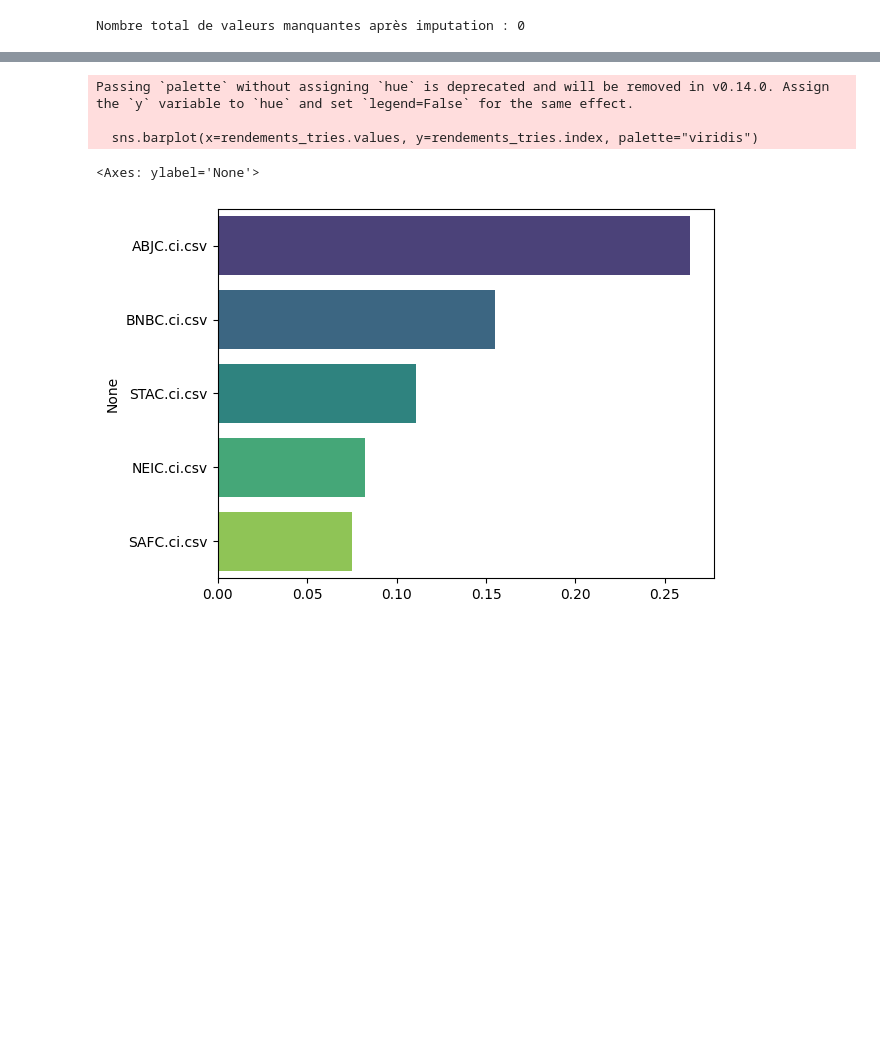
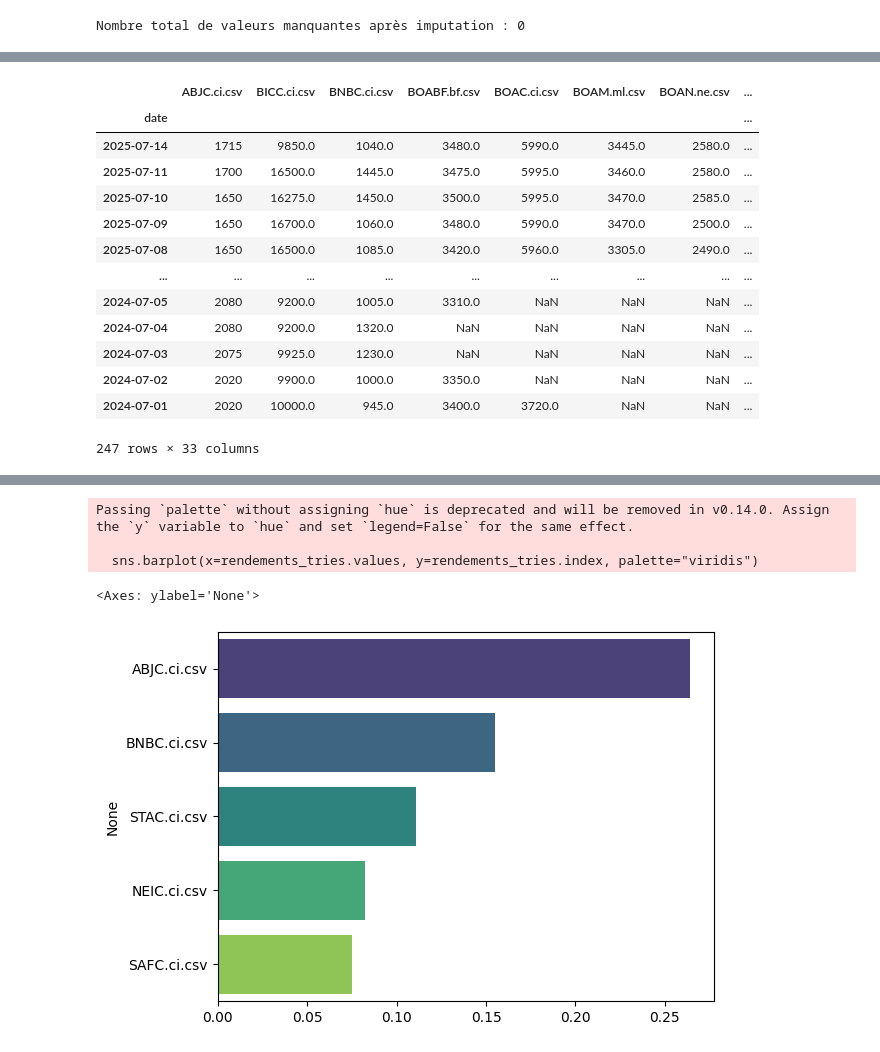
Before and after one commit to Anee1/simul_portefeuil, a Jupyter notebook: Analyse.ipynb, the cells around one changed output, grey strips where cells are left out. Saved outputs shown, nothing was run; the diff lists cells and outputs as text; code cells hidden in the pictures; blank space fills up the shorter version.

```diff
--- a/Analyse.ipynb
+++ b/Analyse.ipynb
@@ -50,3 +92,22 @@ memory usage: 65.6+ KB
+# %%
+df = df.sort_index(ascending=False)
+# %%
+df
+# %% [output]
+|  | ABJC.ci.csv | BICC.ci.csv | BNBC.ci.csv | BOABF.bf.csv | BOAC.ci.csv | BOAM.ml.csv | BOAN.ne.csv | ... |
+| date |  |  |  |  |  |  |  | ... |
+| 2025-07-14 | 1715 | 9850.0 | 1040.0 | 3480.0 | 5990.0 | 3445.0 | 2580.0 | ... |
+| 2025-07-11 | 1700 | 16500.0 | 1445.0 | 3475.0 | 5995.0 | 3460.0 | 2580.0 | ... |
+| 2025-07-10 | 1650 | 16275.0 | 1450.0 | 3500.0 | 5995.0 | 3470.0 | 2585.0 | ... |
+| 2025-07-09 | 1650 | 16700.0 | 1060.0 | 3480.0 | 5990.0 | 3470.0 | 2500.0 | ... |
+| 2025-07-08 | 1650 | 16500.0 | 1085.0 | 3420.0 | 5960.0 | 3305.0 | 2490.0 | ... |
+| ... | ... | ... | ... | ... | ... | ... | ... | ... |
+| 2024-07-05 | 2080 | 9200.0 | 1005.0 | 3310.0 | NaN | NaN | NaN | ... |
+| 2024-07-04 | 2080 | 9200.0 | 1320.0 | NaN | NaN | NaN | NaN | ... |
+| 2024-07-03 | 2075 | 9925.0 | 1230.0 | NaN | NaN | NaN | NaN | ... |
+| 2024-07-02 | 2020 | 9900.0 | 1000.0 | 3350.0 | NaN | NaN | NaN | ... |
+| 2024-07-01 | 2020 | 10000.0 | 945.0 | 3400.0 | 3720.0 | NaN | NaN | ... |
+247 rows × 33 columns
 # %%
 # 🔁 Convertir toutes les colonnes (actions) en float
 df = df.apply(pd.to_numeric, errors='coerce')
```
Also changed, not shown: parts of 14 cells of this notebook, 6 other files.
